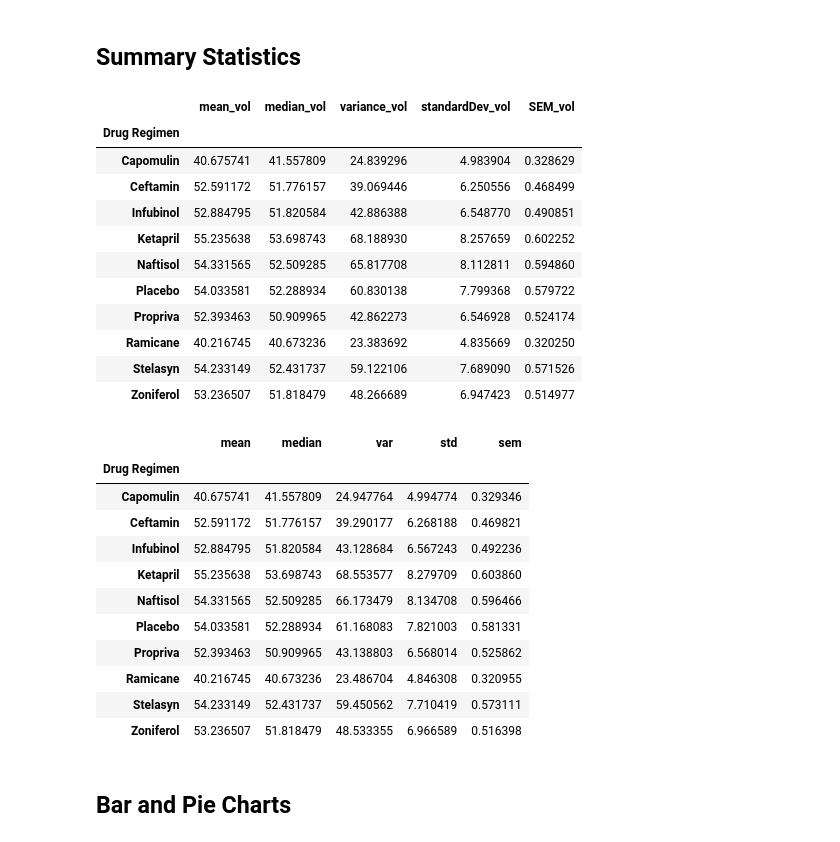
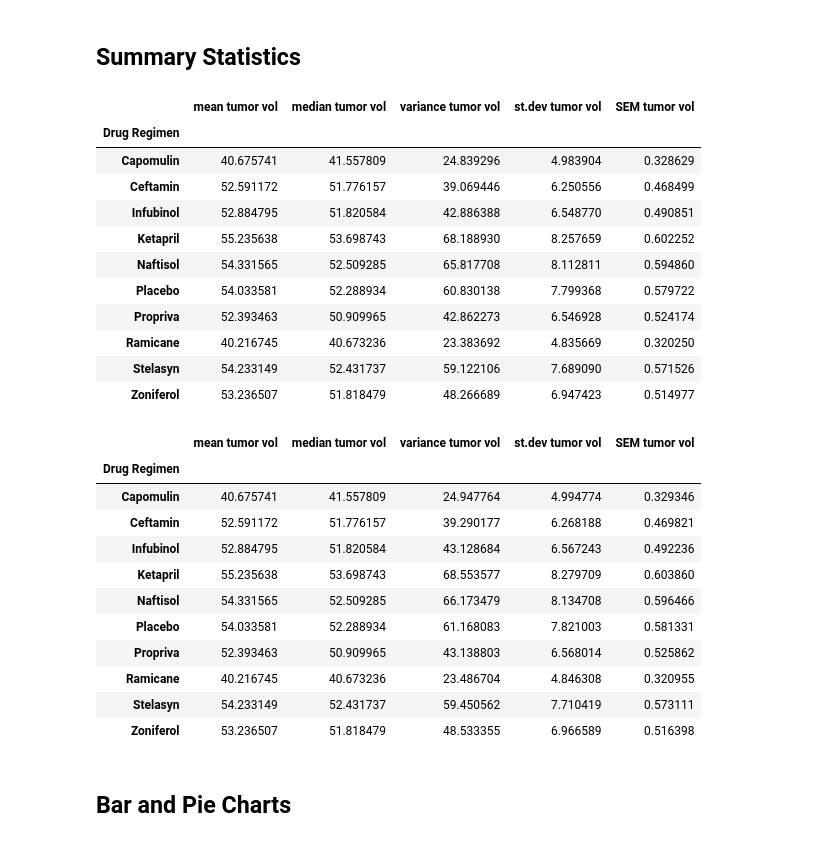
Before and after one commit to sarahDH615/matplotlib_challenge, a Jupyter notebook: pymaceuticals_starter_edited.ipynb, the cells around one changed output. Saved outputs shown, nothing was run; the diff lists cells and outputs as text; code cells hidden in the pictures.

```diff
--- a/pymaceuticals_starter_edited.ipynb
+++ b/pymaceuticals_starter_edited.ipynb
@@ -113,26 +115,26 @@ num_unique_mice_new, num_original_mice
 # %%
 # Generate a summary statistics table of mean, median, variance, standard deviation, and SEM of the tumor volume for each regimen
 
 # Use groupby and summary statistical methods to calculate the following properties of each drug regimen:
 # mean, median, variance, standard deviation, and SEM of the tumor volume.
 # Assemble the resulting series into a single summary dataframe.
 no_dups_df_grouped = no_dups_df.groupby('Drug Regimen')
 avg_tumour_size = no_dups_df_grouped['Tumor Volume (mm3)'].mean()
-avg_tumour_size = avg_tumour_size.rename('mean_vol')
+avg_tumour_size = avg_tumour_size.rename('mean tumor vol')
 median_tumour_size = no_dups_df_grouped['Tumor Volume (mm3)'].median()
-median_tumour_size = median_tumour_size.rename('median_vol')
+median_tumour_size = median_tumour_size.rename('median tumor vol')
 var_tumour = no_dups_df_grouped['Tumor Volume (mm3)'].var(ddof=0)
-var_tumour = var_tumour.rename('variance_vol')
+var_tumour = var_tumour.rename('variance tumor vol')
 std_tumour = no_dups_df_grouped['Tumor Volume (mm3)'].std(ddof=0)
-std_tumour = std_tumour.rename('standardDev_vol')
+std_tumour = std_tumour.rename('st.dev tumor vol')
 #SEM is unbiased standard error of the mean
 sem_tumour = no_dups_df_grouped['Tumor Volume (mm3)'].sem(ddof=0)
-sem_tumour = sem_tumour.rename('SEM_vol')
+sem_tumour = sem_tumour.rename('SEM tumor vol')
 
 summary_df = pd.concat([avg_tumour_size, median_tumour_size, var_tumour, std_tumour, sem_tumour], axis=1)
 summary_df
 # %% [output]
-|  | mean_vol | median_vol | variance_vol | standardDev_vol | SEM_vol |
+|  | mean tumor vol | median tumor vol | variance tumor vol | st.dev tumor vol | SEM tumor vol |
 | Drug Regimen |  |  |  |  |  |
 | Capomulin | 40.675741 | 41.557809 | 24.839296 | 4.983904 | 0.328629 |
 | Ceftamin | 52.591172 | 51.776157 | 39.069446 | 6.250556 | 0.468499 |
@@ -148,10 +150,10 @@ summary_df
 # Generate a summary statistics table of mean, median, variance, standard deviation, and SEM of the tumor volume for each regimen
 
 # Using the aggregation method, produce the same summary statistics in a single line
-summstats = no_dups_df_grouped['Tumor Volume (mm3)'].agg(['mean', 'median', 'var', 'std', 'sem'])
+summstats = no_dups_df_grouped['Tumor Volume (mm3)'].agg(['mean', 'median', 'var', 'std', 'sem']).rename(columns = {'mean': 'mean tumor vol', 'median': 'median tumor vol', 'var': 'variance tumor vol', 'std': 'st.dev tumor vol', 'sem': 'SEM tumor vol'})
 summstats
 # %% [output]
-|  | mean | median | var | std | sem |
+|  | mean tumor vol | median tumor vol | variance tumor vol | st.dev tumor vol | SEM tumor vol |
 | Drug Regimen |  |  |  |  |  |
 | Capomulin | 40.675741 | 41.557809 | 24.947764 | 4.994774 | 0.329346 |
 | Ceftamin | 52.591172 | 51.776157 | 39.290177 | 6.268188 | 0.469821 |
```
Also changed, not shown: parts of 11 cells of this notebook.
